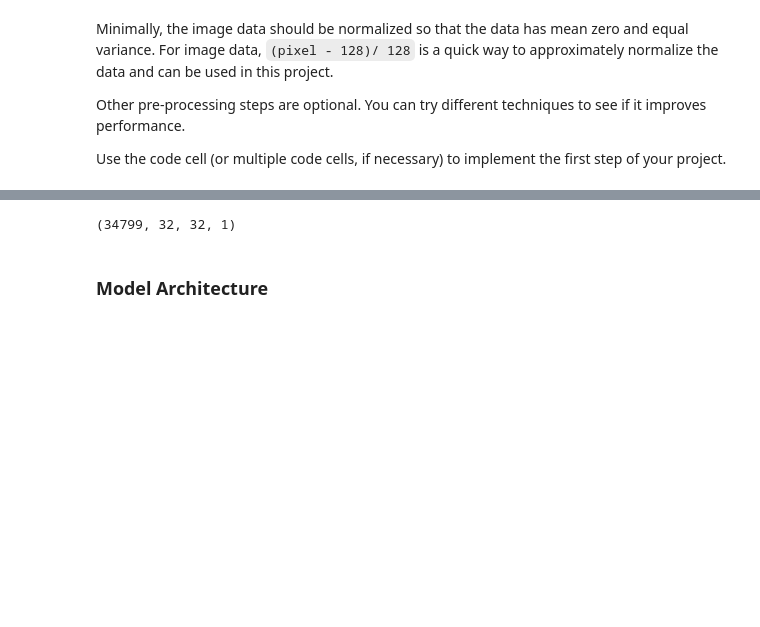
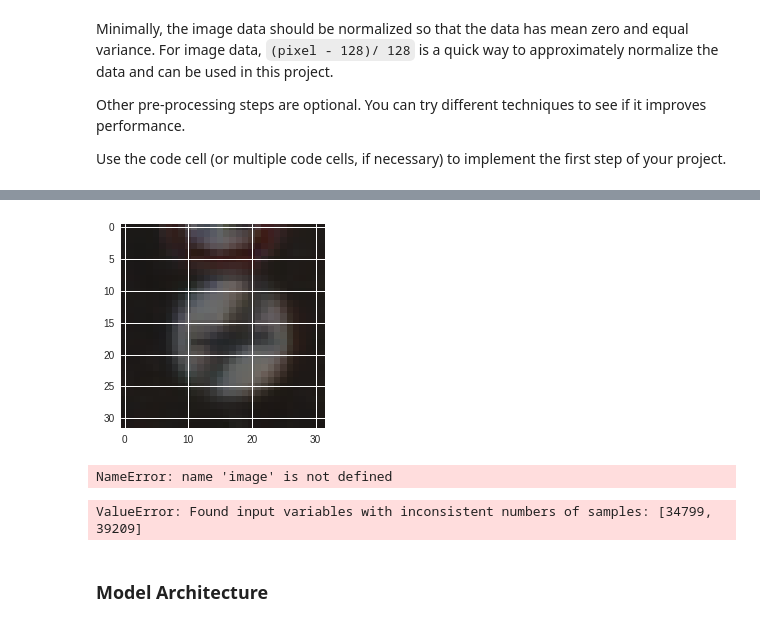
Before and after one commit to yhung119/German_Traffic_Signs_Classification, a Jupyter notebook: Traffic_Sign_Classifier.ipynb, the cells around one changed output, grey strips where cells are left out. Cells and saved outputs as stored; diff of their text form; code cells hidden in the pictures; blank space fills up the shorter version.

```diff
--- a/Traffic_Sign_Classifier.ipynb
+++ b/Traffic_Sign_Classifier.ipynb
@@ -206,9 +241,34 @@ visualize_images(X_train_N.reshape(len(X_train_N), 32,32), y_train)
+# %%
+from skimage.transform import AffineTransform, warp
+rcParams['figure.figsize'] = 7.5, 3.75
+X_train_Trans = X_train
 # %%
-# from skimage.transform import AffineTransform, warp
-# tform = AffineTransform(scale=None, rotation=None, shear=0.7,
+import imutils as im
+# tform = AffineTransform(scale=None, rotation=None, shear=0,
 #                         translation=None)
-# image = warp(X_train[0], tform.inverse, output_shape=(32, 32))
-# plt.imshow(X_train[0])
-# plt.show()
-# plt.imshow(image)
-# plt.show()
+
+# image = warp(X_train_Trans[0], tform.inverse, output_shape=(32, 32))
+img = im.rotate_bound(X_train[0], 0)
+plt.imshow(img)
+plt.show()
+plt.imshow(image)
+plt.show()
+
+def rotoate():
+    pass
+
+def sheer():
+    pass
+
+def images_to_augmented():
+    pass
+
+#transform_param =
+
+def transform():
+    pass
+
+#classes_count_visualize()
+# %% [output]
+[figure, added]
+NameError: name 'image' is not defined
@@ -219,11 +275,11 @@ visualize_images(X_train_N.reshape(len(X_train_N), 32,32), y_train)
 # %%
 from sklearn.utils import shuffle
 
-X_train_N, y_train = shuffle(X_train_N, y_train)
+X_train_N, y_train = shuffle(X_train_N, y_combine)
 
 print X_train_N.shape
 # %% [output]
-(34799, 32, 32, 1)
+ValueError: Found input variables with inconsistent numbers of samples: [34799, 39209]
 # %% [markdown]
 ### Model Architecture
 # %%
```
Also changed, not shown: parts of 14 cells of this notebook.
